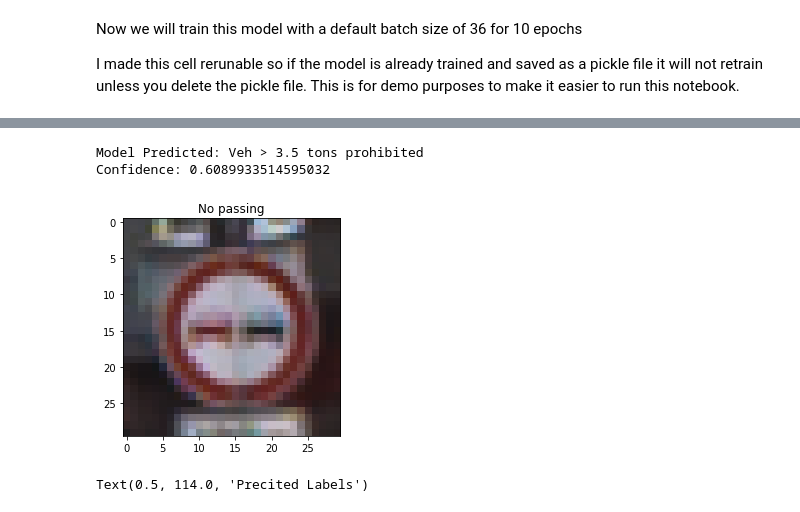
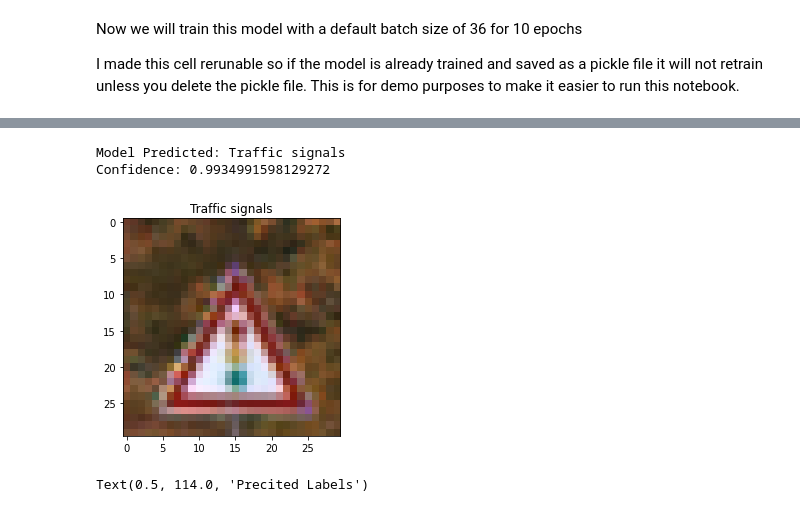
Before and after one commit to natan-sz/gtsrb-roadsigns-cnn, a Jupyter notebook: road_signs_cnn.ipynb, the cells around one changed output, grey strips where cells are left out. Cells and saved outputs as stored; diff of their text form; code cells hidden in the pictures.

```diff
--- a/road_signs_cnn.ipynb
+++ b/road_signs_cnn.ipynb
@@ -551,15 +549,15 @@ wrong_indices_alpha[:10]
 # %%
 # Pick a number
-n = 11
+n = 0
 
 # Plot and check if prediction matches
 plot_sign(X_test,y_test,n)
 print(colour.BOLD+f"Model Predicted: {label_name[predictions_alpha[n]]}"+colour.END)
 print(colour.BOLD+f"Confidence: {probabilities_alpha[n][predictions_alpha[n]]}"+colour.END)
 # %% [output]
-Model Predicted: Veh > 3.5 tons prohibited
-Confidence: 0.6089933514595032
+Model Predicted: Traffic signals
+Confidence: 0.9934991598129272
-[figure, old version]
+[figure, new version]
 # %%
 cm_mat = np.array(confusion_matrix(y_test,predictions_alpha))
 cm_df = pd.DataFrame(cm_mat, index = [i for i in labels],
```
Also changed, not shown: parts of 8 cells of this notebook, 14 other files.
